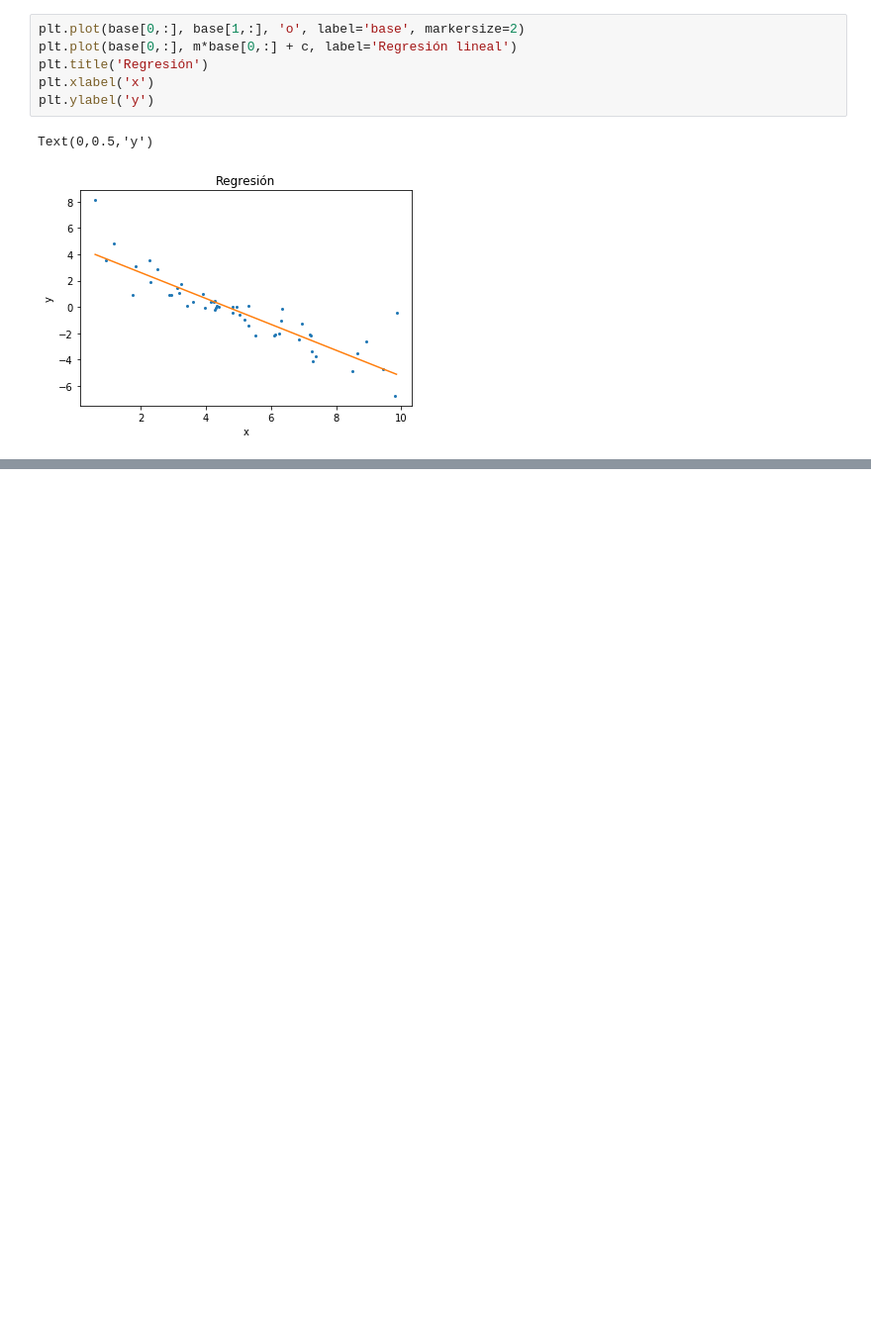
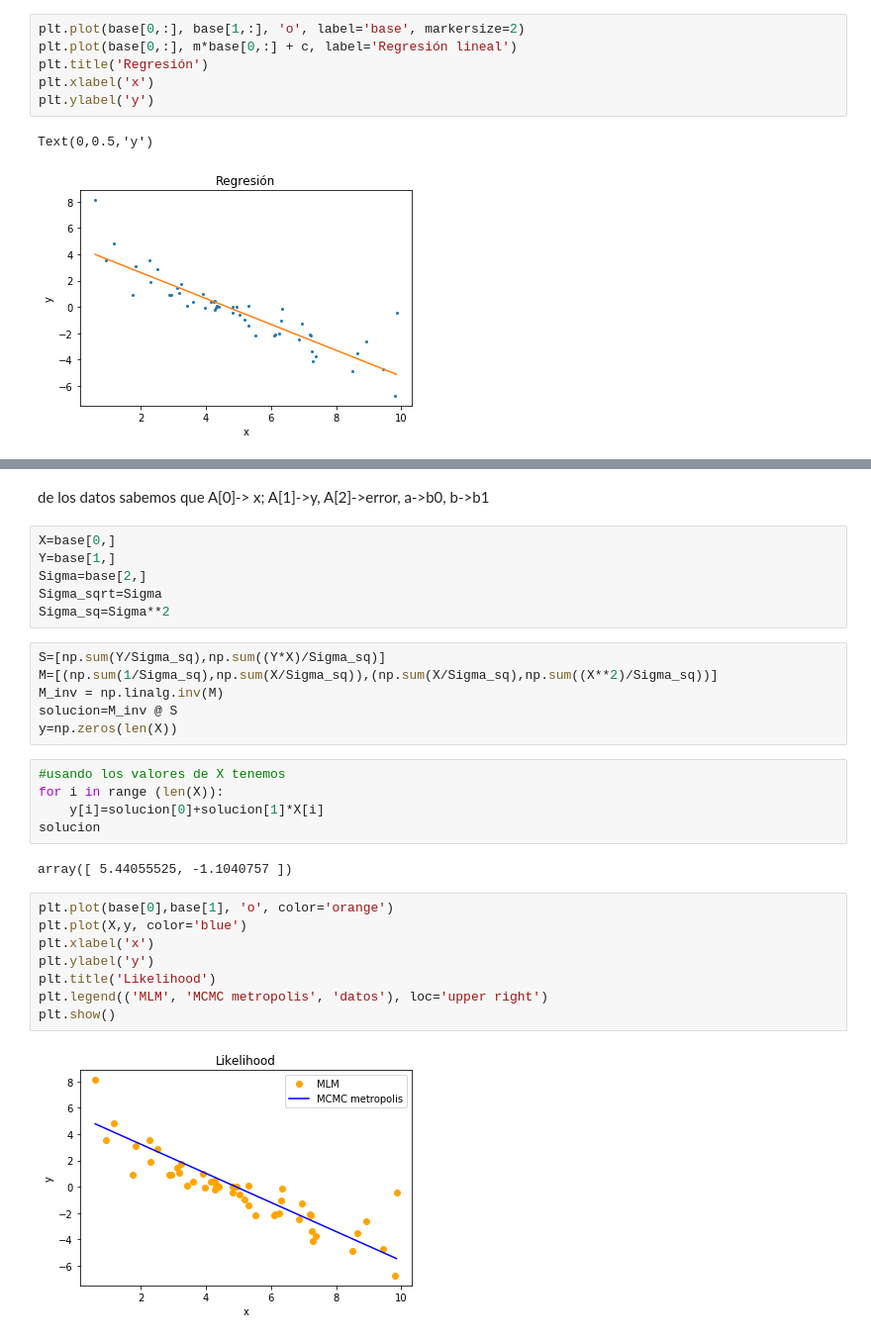
Before and after one commit to DCIDA2019/dcida2020ii-MarcoAntonioGarcia, a Jupyter notebook: Oct9/Oct9_clase.ipynb, the cells around one changed output, grey strips where cells are left out. Shown at 99% size. Cells and saved outputs as stored; diff of their text form; blank space fills up the shorter version.

Commit message:
Add files via upload
se agrego el metodo de Maximum Likelihood Method porque se entendio hasta hacer el MCMC Metropolis.

```diff
--- a/Oct9/Oct9_clase.ipynb
+++ b/Oct9/Oct9_clase.ipynb
@@ -28,0 +73,31 @@ Text(0,0.5,'y')
+# %% [markdown]
+de los datos sabemos que A[0]-> x; A[1]->y, A[2]->error, a->b0, b->b1
+# %%
+X=base[0,]
+Y=base[1,]
+Sigma=base[2,]
+Sigma_sqrt=Sigma
+Sigma_sq=Sigma**2
+# %%
+S=[np.sum(Y/Sigma_sq),np.sum((Y*X)/Sigma_sq)]
+M=[(np.sum(1/Sigma_sq),np.sum(X/Sigma_sq)),(np.sum(X/Sigma_sq),np.sum((X**2)/Sigma_sq))]
+M_inv = np.linalg.inv(M)
+solucion=M_inv @ S
+y=np.zeros(len(X))
+# %%
+#usando los valores de X tenemos
+for i in range (len(X)):
+    y[i]=solucion[0]+solucion[1]*X[i]
+solucion
+# %% [output]
+array([ 5.44055525, -1.1040757 ])
+# %%
+plt.plot(base[0],base[1], 'o', color='orange')
+plt.plot(X,y, color='blue')
+plt.xlabel('x')
+plt.ylabel('y')
+plt.title('Likelihood')
+plt.legend(('MLM', 'MCMC metropolis', 'datos'), loc='upper right')
+plt.show()
+# %% [output]
+[figure, added]
```
Also changed, not shown: parts of 5 cells of this notebook.
